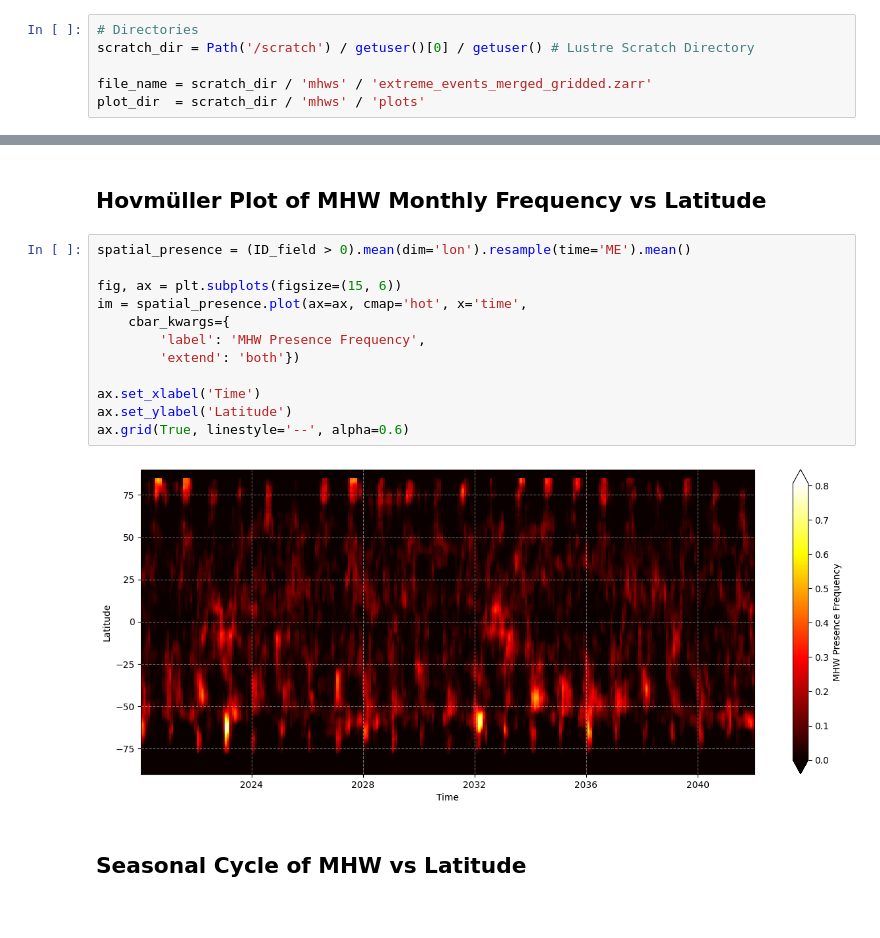
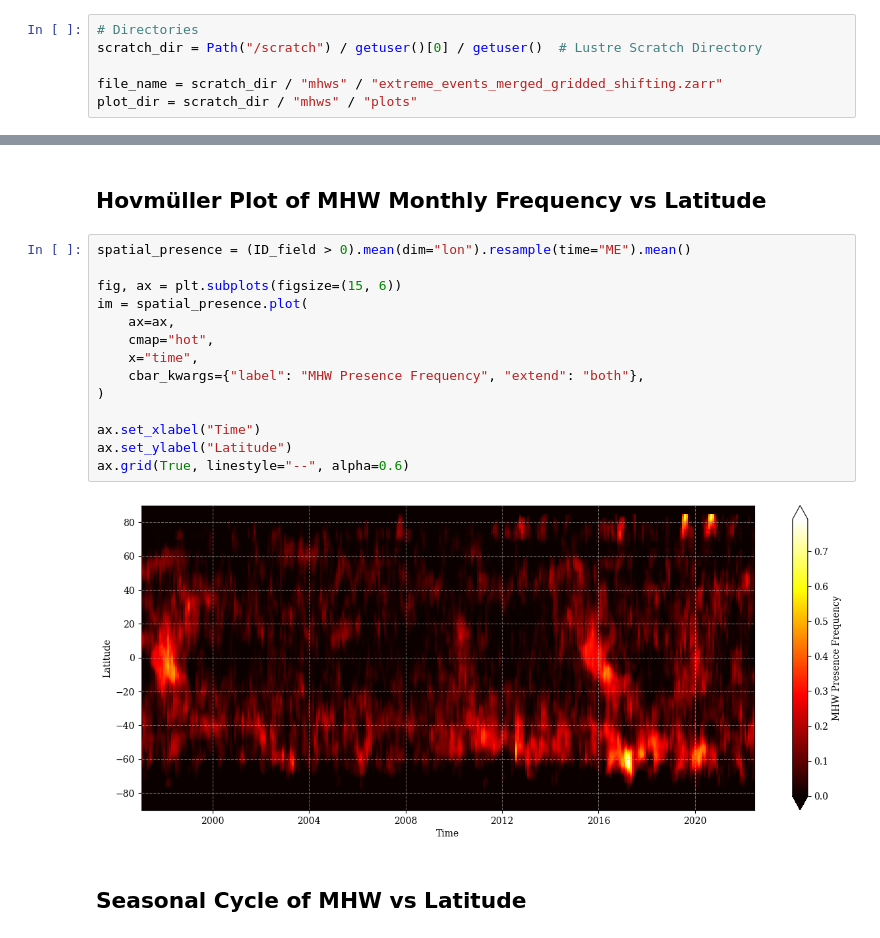
Before and after one commit to wienkers/marEx, a Jupyter notebook: examples/gridded data/03_visualise_events.ipynb, the cells around one changed output, grey strips where cells are left out. Saved outputs shown, nothing was run; the diff lists cells and outputs as text.

```diff
--- a/examples/gridded data/03_visualise_events.ipynb
+++ b/examples/gridded data/03_visualise_events.ipynb
@@ -14,9 +14,9 @@ import marEx
 import marEx.helper as hpc
 # %%
 # Directories
-scratch_dir = Path('/scratch') / getuser()[0] / getuser() # Lustre Scratch Directory
+scratch_dir = Path("/scratch") / getuser()[0] / getuser()  # Lustre Scratch Directory
 
-file_name = scratch_dir / 'mhws' / 'extreme_events_merged_gridded.zarr'
-plot_dir  = scratch_dir / 'mhws' / 'plots'
+file_name = scratch_dir / "mhws" / "extreme_events_merged_gridded_shifting.zarr"
+plot_dir = scratch_dir / "mhws" / "plots"
 # %%
 # Start Dask Cluster
@@ -224,19 +271,21 @@ plt.ylabel(r'Event Area [km$^2$]');
 # %% [markdown]
 ## Hovmüller Plot of MHW Monthly Frequency vs Latitude
 # %%
-spatial_presence = (ID_field > 0).mean(dim='lon').resample(time='ME').mean()
+spatial_presence = (ID_field > 0).mean(dim="lon").resample(time="ME").mean()
 
 fig, ax = plt.subplots(figsize=(15, 6))
-im = spatial_presence.plot(ax=ax, cmap='hot', x='time',
-    cbar_kwargs={
-        'label': 'MHW Presence Frequency',
-        'extend': 'both'})
+im = spatial_presence.plot(
+    ax=ax,
+    cmap="hot",
+    x="time",
+    cbar_kwargs={"label": "MHW Presence Frequency", "extend": "both"},
+)
 
-ax.set_xlabel('Time')
-ax.set_ylabel('Latitude')
-ax.grid(True, linestyle='--', alpha=0.6)
+ax.set_xlabel("Time")
+ax.set_ylabel("Latitude")
+ax.grid(True, linestyle="--", alpha=0.6)
 # %% [output]
-[figure, old version]
+[figure, new version]
 # %% [markdown]
 ## Seasonal Cycle of MHW vs Latitude
 # %%
```
Also changed, not shown: parts of 18 cells of this notebook, 4 other files.
